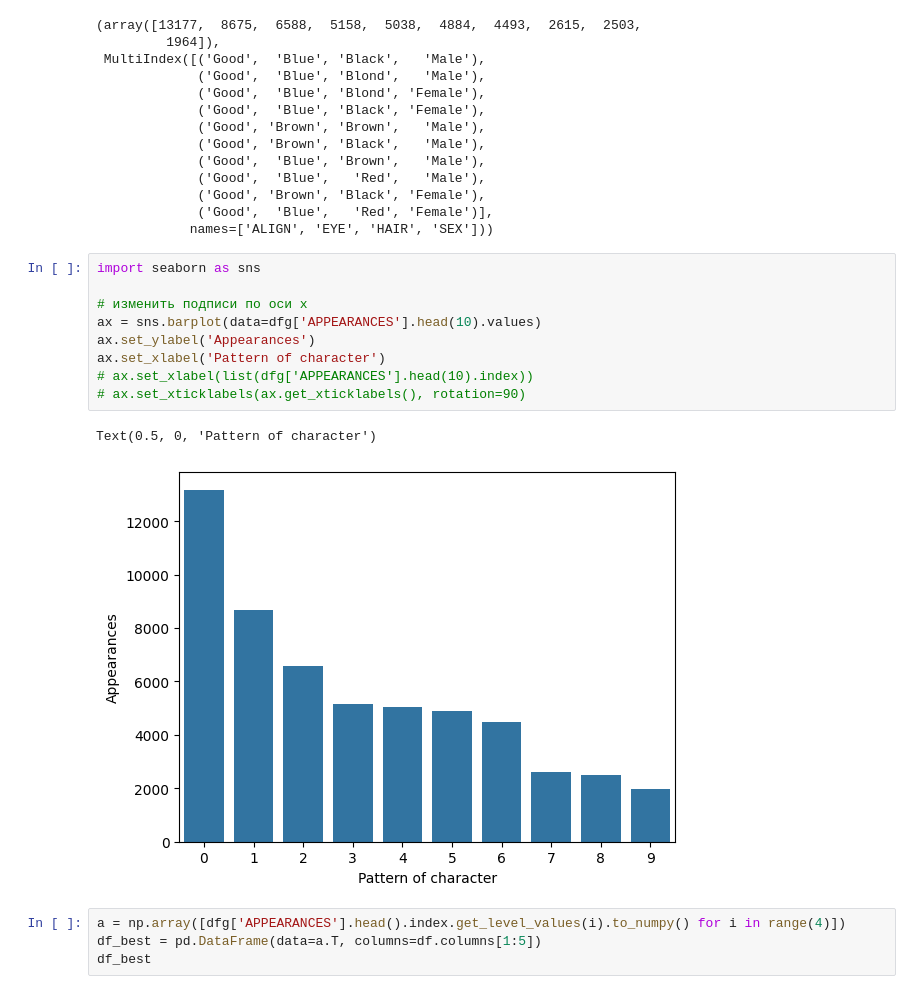
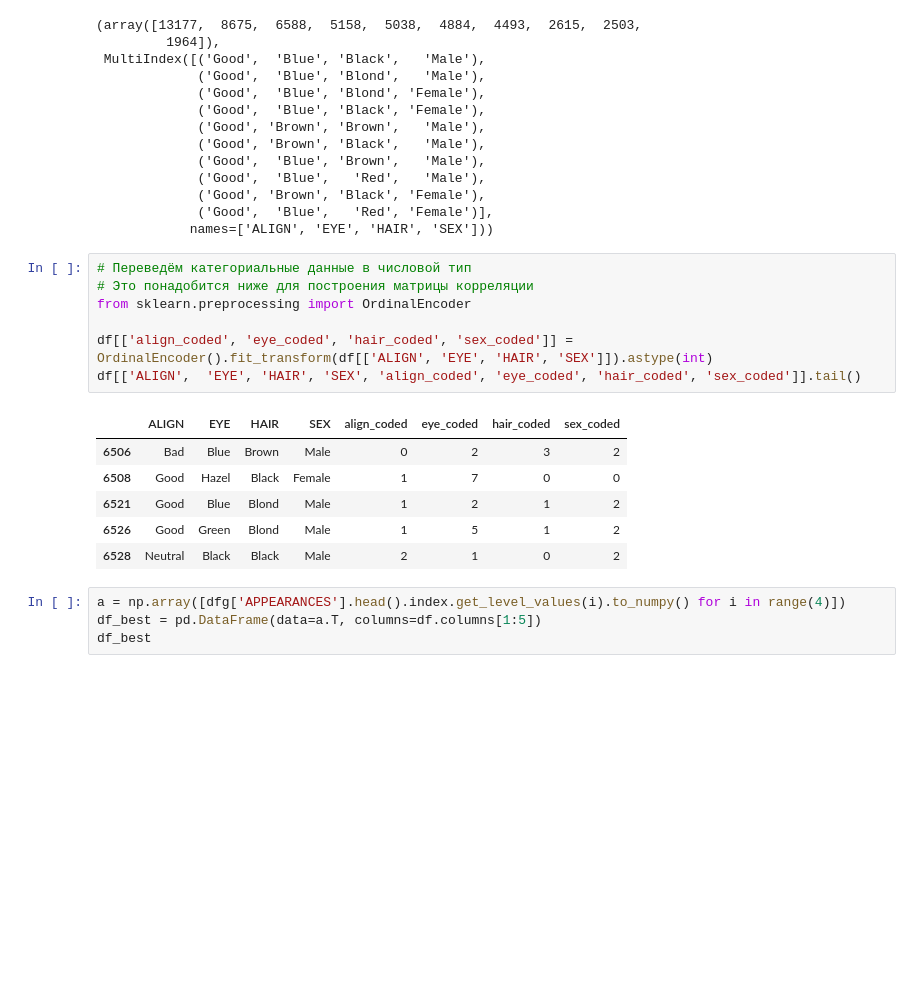
Before and after one commit to YarPhys/Analytics, a Jupyter notebook: DC comics/DC_comics_analysis.ipynb, the cells around one changed output. Saved outputs shown, nothing was run; the diff lists cells and outputs as text; blank space fills up the shorter version.

Commit message:
Data analysis added

```diff
--- a/DC comics/DC_comics_analysis.ipynb
+++ b/DC comics/DC_comics_analysis.ipynb
@@ -241,18 +241,20 @@ dfg['APPEARANCES'].head(10).values, dfg['APPEARANCES'].head(10).index
              ('Good', 'Brown', 'Black', 'Female'),
              ('Good',  'Blue',   'Red', 'Female')],
             names=['ALIGN', 'EYE', 'HAIR', 'SEX']))
-# %%
-import seaborn as sns
-
-# изменить подписи по оси х
-ax = sns.barplot(data=dfg['APPEARANCES'].head(10).values)
-ax.set_ylabel('Appearances')
-ax.set_xlabel('Pattern of character')
-# ax.set_xlabel(list(dfg['APPEARANCES'].head(10).index))
-# ax.set_xticklabels(ax.get_xticklabels(), rotation=90)
-# %% [output]
-Text(0.5, 0, 'Pattern of character')
-[figure, removed]
+# %%
+# Переведём категориальные данные в числовой тип
+# Это понадобится ниже для построения матрицы корреляции
+from sklearn.preprocessing import OrdinalEncoder
+
+df[['align_coded', 'eye_coded', 'hair_coded', 'sex_coded']] = OrdinalEncoder().fit_transform(df[['ALIGN', 'EYE', 'HAIR', 'SEX']]).astype(int)
+df[['ALIGN',  'EYE', 'HAIR', 'SEX', 'align_coded', 'eye_coded', 'hair_coded', 'sex_coded']].tail()
+# %% [output]
+|  | ALIGN | EYE | HAIR | SEX | align_coded | eye_coded | hair_coded | sex_coded |
+| 6506 | Bad | Blue | Brown | Male | 0 | 2 | 3 | 2 |
+| 6508 | Good | Hazel | Black | Female | 1 | 7 | 0 | 0 |
+| 6521 | Good | Blue | Blond | Male | 1 | 2 | 1 | 2 |
+| 6526 | Good | Green | Blond | Male | 1 | 5 | 1 | 2 |
+| 6528 | Neutral | Black | Black | Male | 2 | 1 | 0 | 2 |
 # %%
 a = np.array([dfg['APPEARANCES'].head().index.get_level_values(i).to_numpy() for i in range(4)])
 df_best = pd.DataFrame(data=a.T, columns=df.columns[1:5])
```
Also changed, not shown: parts of 2 cells of this notebook.
